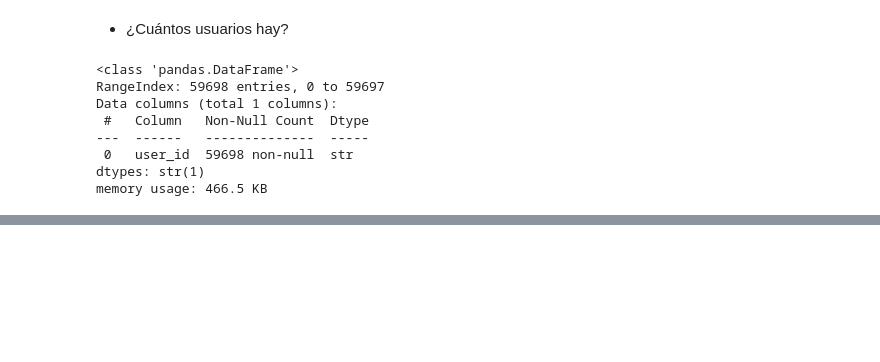
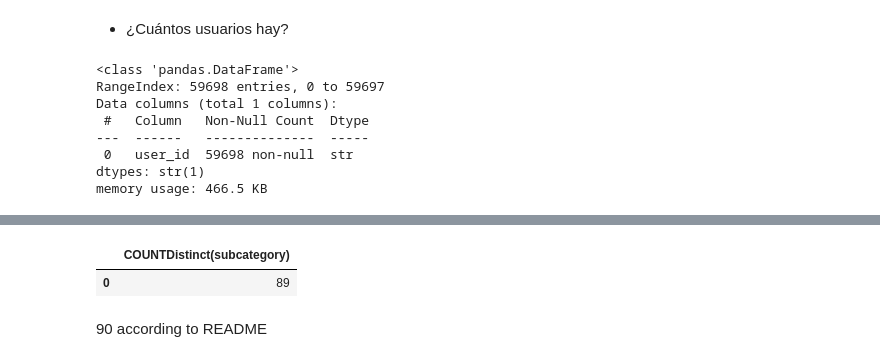
Before and after one commit to ANGELMC113/datathon-2026-ratitas, a Jupyter notebook: scripts/data_analysis.ipynb, the cells around one changed output, grey strips where cells are left out. Drawn from its saved outputs; the diff is of its cells as text; code cells hidden in the pictures; blank space fills up the shorter version.

```diff
--- a/scripts/data_analysis.ipynb
+++ b/scripts/data_analysis.ipynb
@@ -673,0 +680,8 @@ memory usage: 466.5 KB
+# %%
+categorias = sql("SELECT COUNT (DISTINCT subcategory) FROM shop.catalog")
+categorias
+# %% [output]
+|  | COUNTDistinct(subcategory) |
+| 0 | 89 |
+# %% [markdown]
+90 according to README
```
Also changed, not shown: parts of 1 cell of this notebook, 1 other file.
